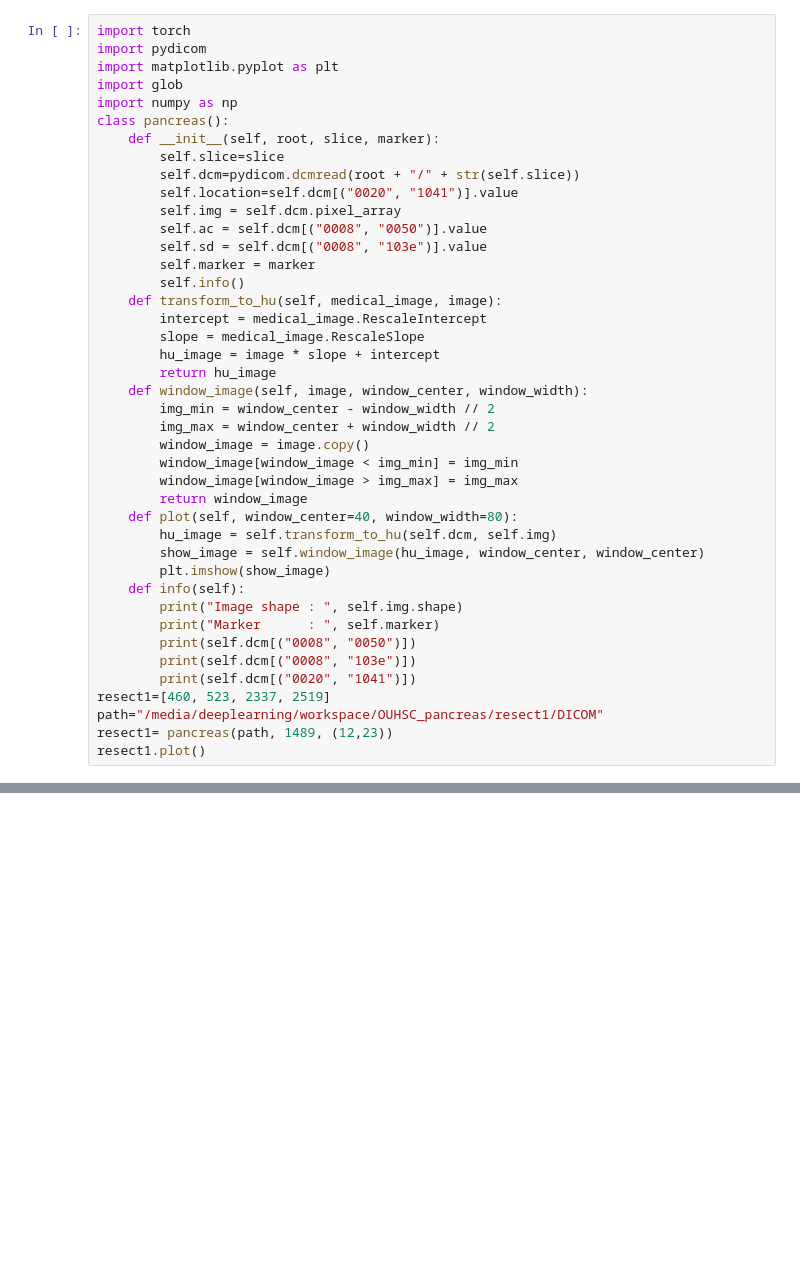
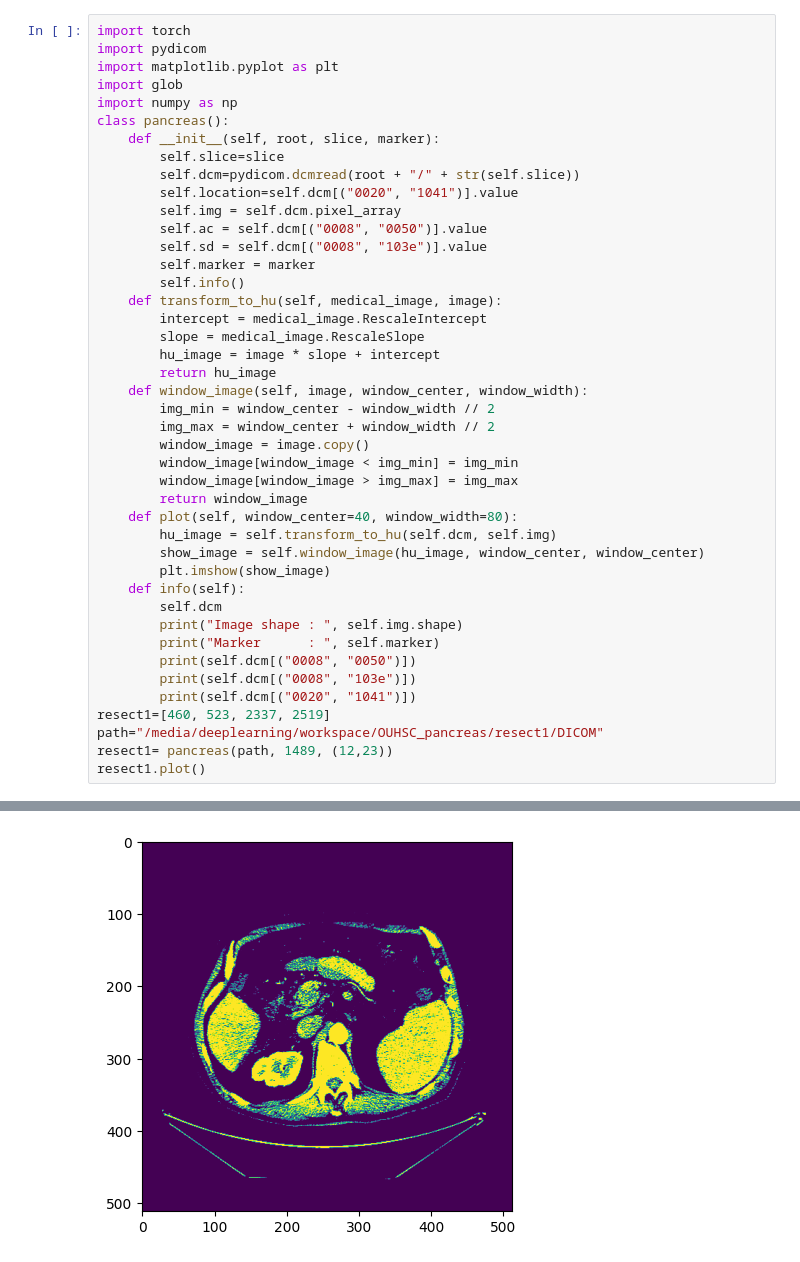
Before and after one commit to hogmeade/resect, a Jupyter notebook: explore.ipynb, the cells around one changed output, grey strips where cells are left out. Cells and saved outputs as stored; diff of their text form; blank space fills up the shorter version.

```diff
--- a/explore.ipynb
+++ b/explore.ipynb
@@ -31,6 +31,7 @@ class pancreas():
         show_image = self.window_image(hu_image, window_center, window_center)
         plt.imshow(show_image)
     def info(self):
+        self.dcm
         print("Image shape : ", self.img.shape)
         print("Marker      : ", self.marker)
         print(self.dcm[("0008", "0050")])
@@ -40,3 +41,4 @@ resect1=[460, 523, 2337, 2519]
 path="/media/deeplearning/workspace/OUHSC_pancreas/resect1/DICOM"
 resect1= pancreas(path, 1489, (12,23))
 resect1.plot()
+# %% [output]
@@ -42,0 +50 @@ resect1.plot()
+[figure, added]
```
Also changed, not shown: parts of 9 cells of this notebook, 1 other file.
